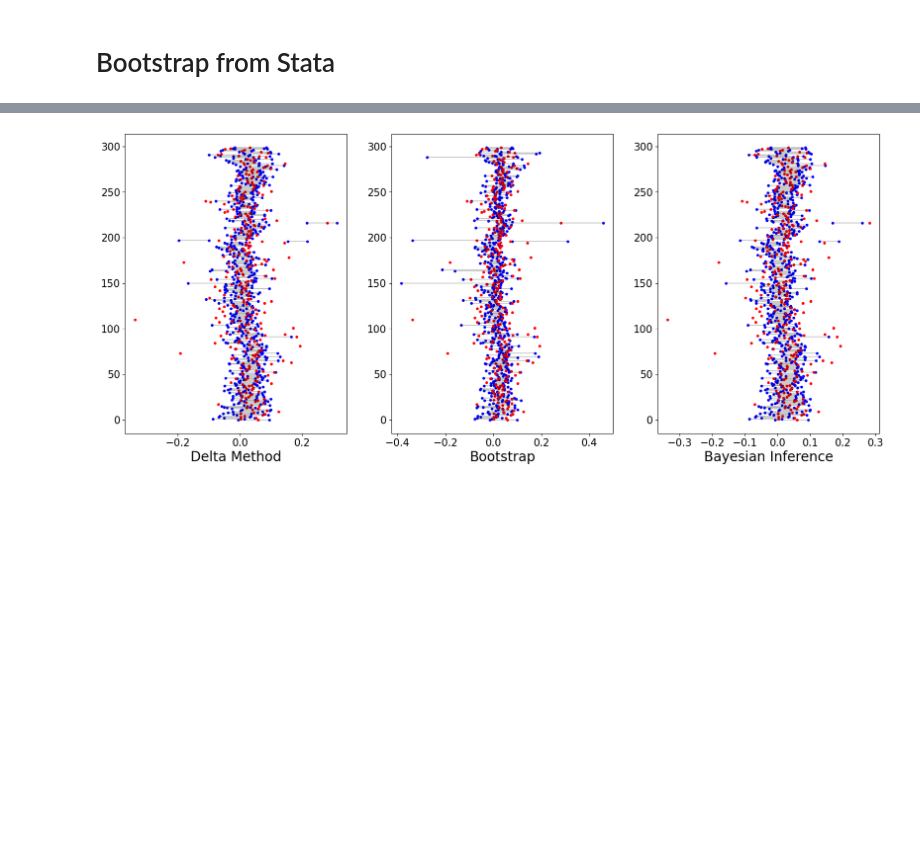
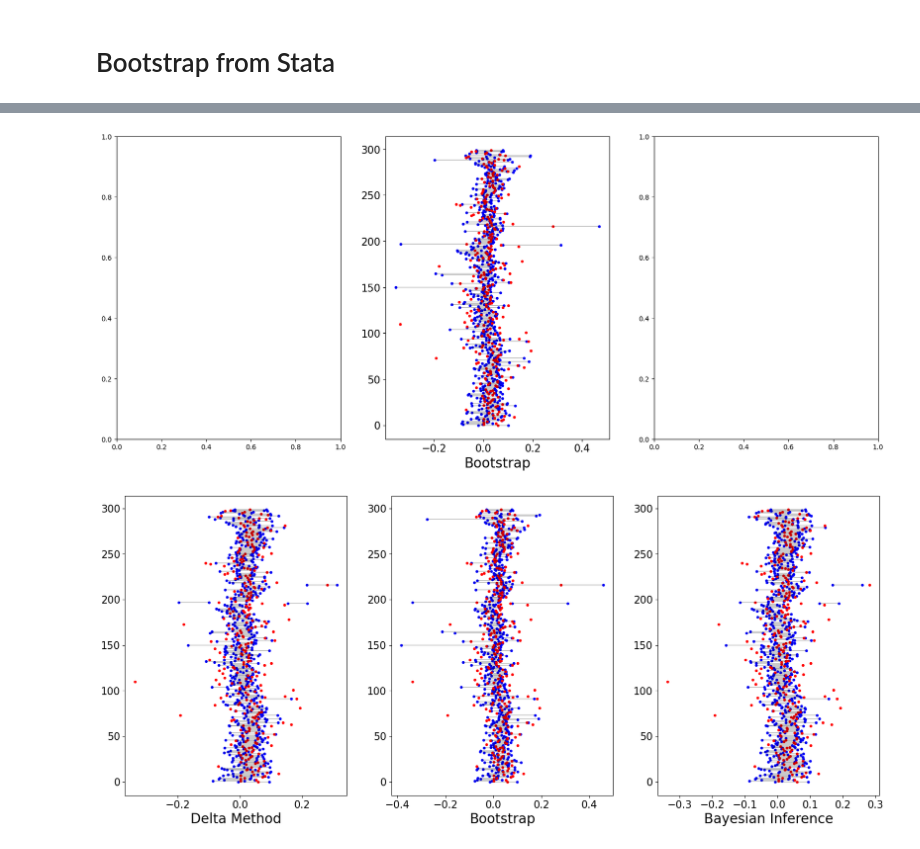
Before and after one commit to greenguy33/environmental-bayesian-modeling, a Jupyter notebook: notebooks/Nature_uncertainty_comparison.ipynb, the cells around one changed output, grey strips where cells are left out. Cells and saved outputs as stored; diff of their text form; code cells hidden in the pictures; blank space fills up the shorter version.

```diff
--- a/notebooks/Nature_uncertainty_comparison.ipynb
+++ b/notebooks/Nature_uncertainty_comparison.ipynb
@@ -194,7 +202,7 @@ plt.hlines(interval[1],0,4000,color="green")
 # %% [markdown]
 # Bootstrap from Stata
 # %%
-bootstrap_reps = pd.read_csv("../data/burke/data/input/bootstrap/burke_stata_bootstrap_replications.csv")
+bootstrap_reps = pd.read_csv("../data/burke/data/input/bootstrap/burke_stata_bootstrap_block.csv")
 column_names = list(bootstrap_reps.iloc[0])
 for index, column in enumerate(column_names):
     if "year" in column:
@@ -203,34 +211,39 @@ for index, column in enumerate(column_names):
         column_names[index] = column.split("[")[1].split("]")[0].replace("o.","")
     elif "encoded_iso_id" in column:
         column_names[index] = ordered_country_list[int(column.split("[")[1].split(".")[0].replace("b",""))]
+    elif "_b" in column:
+        if "cons" in column:
+            column_names[index] = "intercept"
+        else:
+            column_names[index] = column.replace("_b[","").replace("]","")
 bootstrap_reps.iloc[0] = column_names
-bootstrap_reps.to_csv("../data/burke/data/input/bootstrap/burke_stata_bootstrap_replications_better_column_names.csv")
+bootstrap_reps.to_csv("../data/burke/data/input/bootstrap/burke_stata_bootstrap_replications_block_better_column_names.csv")
 # %%
-bootstrap_reps = pd.read_csv("../data/burke/data/input/bootstrap/burke_stata_bootstrap_replications_better_column_names.csv", header=1)
+bootstrap_reps = pd.read_csv("../data/burke/data/input/bootstrap/burke_stata_bootstrap_replications_block_withheld_better_column_names.csv", header=1)
 
 indices_to_drop = []
-no_nan_cols = ["coef1"]
+no_nan_cols = ["temp"]
 for index, row in enumerate(bootstrap_reps.itertuples()):
     if any(np.isnan(getattr(row,col)) for col in no_nan_cols):
         indices_to_drop.append(index)
-bootstrap_reps = bootstrap_reps.drop(indices_to_drop)
+bootstrap_reps = bootstrap_reps.drop(indices_to_drop)[:1000]
 
 boot_yhat = []
 real_y = []
 min_year = min(train_data.year)
 grad_effect_column_names = list(grad_effect_columns)
-for row in test_data.iterrows():
-# for row in train_data.iterrows():
+# for row in test_data.iterrows():
+for row in train_data.iterrows():
     temp = row[1].UDel_temp_popweight
     precip = row[1].UDel_precip_popweight
     country = row[1].iso
     year = row[1].year
     real_y.append(row[1].growthWDI)
     predict_gdp = (
-        temp*bootstrap_reps.coef1 +
-        np.square(temp)*bootstrap_reps.coef2 +
-        precip*bootstrap_reps.coef3 +
-        np.square(precip)*bootstrap_reps.coef4 +
+        temp*bootstrap_reps.temp +
+        np.square(temp)*bootstrap_reps["c.temp#c.temp"] +
+        precip*bootstrap_reps.udel_precip_popweight +
+        np.square(precip)*bootstrap_reps.udel_precip_popweight_2 +
         bootstrap_reps[country] +
         bootstrap_reps[str(year)] +
         bootstrap_reps["intercept"]
@@ -259,3 +272,19 @@ print(out_range/len(boot_yhat))
+# %%
+burke_fig, (burke_ax1, burke_ax2, burke_ax3) = plt.subplots(1,3, figsize=(20,8))
+
+burke_ax2.scatter(boot_lowers, list(range(len(boot_yhat))), color="blue", s=10)
+burke_ax2.scatter(boot_uppers, list(range(len(boot_yhat))), color="blue", s=10)
+burke_ax2.scatter(real_y, list(range(len(boot_yhat))), color="red", s=10)
+for index in range(len(boot_yhat)):
+    burke_ax2.plot([boot_lowers[index],boot_uppers[index]],[index,index],'k-', linewidth=.3)
+burke_ax2.set_xlabel("Bootstrap")
+burke_ax2.xaxis.label.set_size(20)
+burke_ax2.xaxis.set_tick_params(labelsize=15)
+burke_ax2.yaxis.set_tick_params(labelsize=15)
+
+burke_fig.show()
+# %% [output]
+[figure, added]
 # %%
 burke_fig, (burke_ax1, burke_ax2, burke_ax3) = plt.subplots(1,3, figsize=(20,8))
 
```
Also changed, not shown: parts of 15 cells of this notebook, 36 other files.
